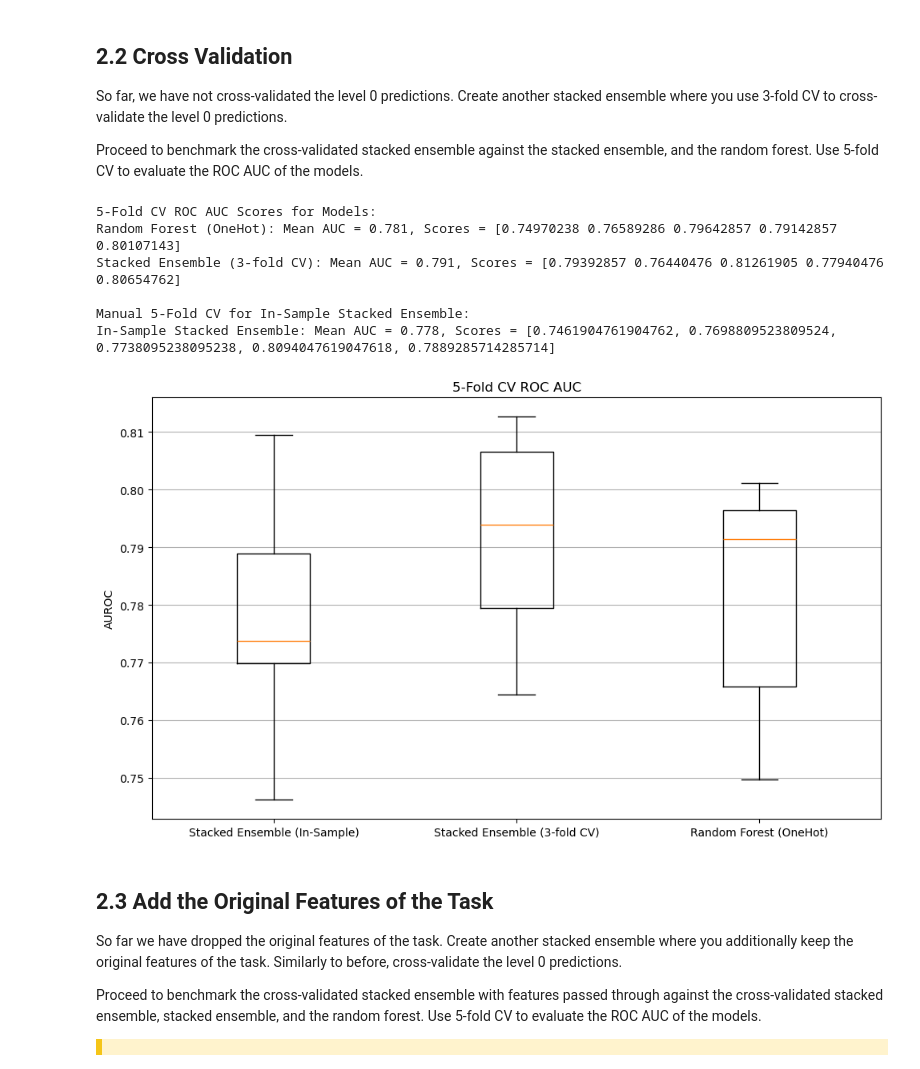
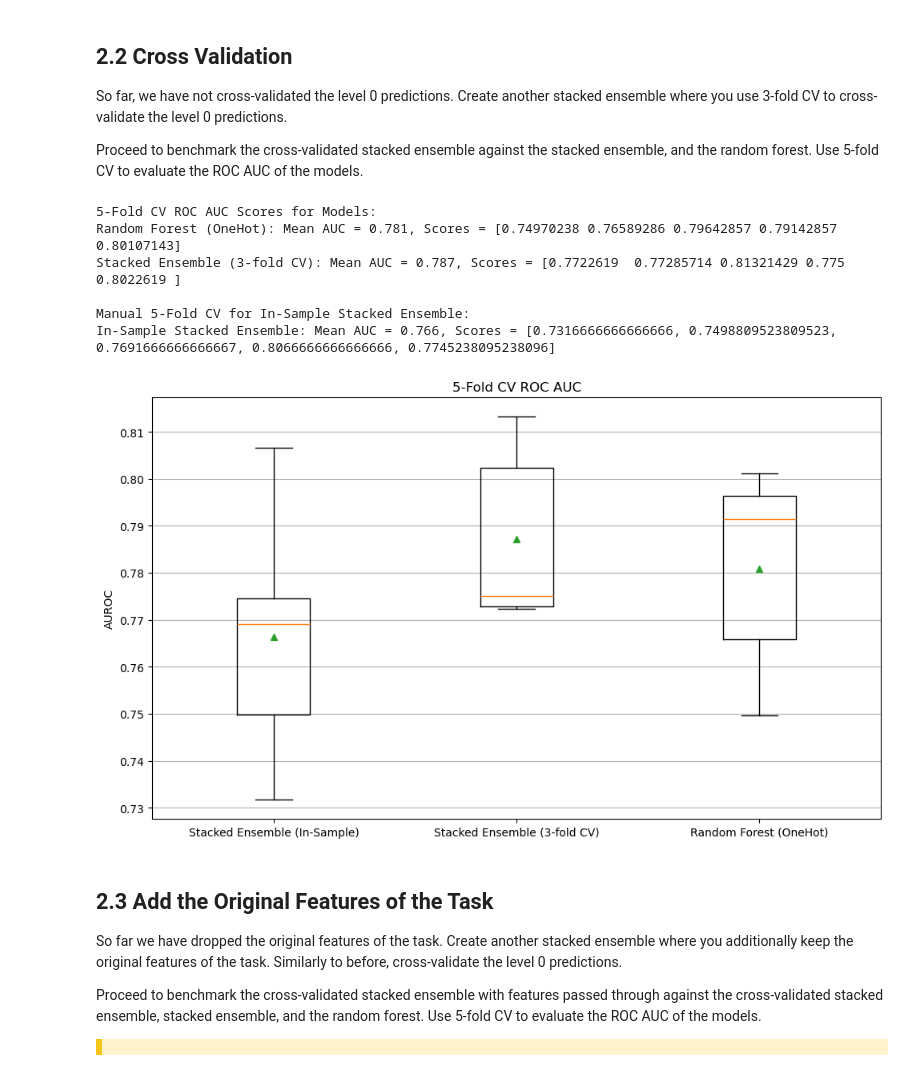
Before and after one commit to slds-lmu/lecture_appml, a Jupyter notebook: exercises/10_ensembles_stacking/10_hw1_ges_stacking_py.ipynb, the cells around one changed output. Saved outputs shown, nothing was run; the diff lists cells and outputs as text; code cells hidden in the pictures.

Commit message:
Use TargetEncoder in 10_hw1

```diff
--- a/exercises/10_ensembles_stacking/10_hw1_ges_stacking_py.ipynb
+++ b/exercises/10_ensembles_stacking/10_hw1_ges_stacking_py.ipynb
@@ -51,13 +51,12 @@ import pandas as pd
 from sklearn.datasets import fetch_openml
 
 rng = np.random.default_rng(2409)
-data = fetch_openml(name="credit-g", version=1, as_frame=True)
+X, y = fetch_openml(name="credit-g", version=1, as_frame=True, return_X_y=True)
 
-X = data.data
 categorical_features = X.select_dtypes(include=["object", "category"]).columns
 X = pd.get_dummies(X, columns=categorical_features, drop_first=True)
 
-y = data.target.map({"good": 1, "bad": 0}).astype(int)
+y = y.map({"good": 1, "bad": 0}).astype(int)
 # %% [markdown]
 ## 1 Implement Greedy Ensemble Selection
 
@@ -482,7 +397,7 @@ class ImpactEncoder(BaseEstimator, TransformerMixin):
 from sklearn.model_selection import cross_val_score
 from sklearn.naive_bayes import GaussianNB
 from sklearn.ensemble import RandomForestClassifier, StackingClassifier
-from sklearn.preprocessing import OneHotEncoder
+from sklearn.preprocessing import OneHotEncoder, TargetEncoder
 from sklearn.compose import ColumnTransformer
 import matplotlib.pyplot as plt
 from xgboost import XGBClassifier
@@ -505,19 +420,19 @@ onehot_preprocessor = ColumnTransformer(
     remainder='drop'
 )
 
-# Impact encoder for models that need numeric inputs
-impact_preprocessor = ColumnTransformer(
+# Target encoder for models that need numeric inputs
+target_preprocessor = ColumnTransformer(
     transformers=[
-        ('cat', ImpactEncoder(features=categorical_features), categorical_features),
+        ('cat', TargetEncoder(smooth=0.0001), categorical_features),
         ('num', 'passthrough', numeric_features),
     ],
     remainder='drop'
 )
 
-# Impact encoder with StandardScaler for Elastic Net
-impact_scaler_preprocessor = ColumnTransformer(
+# Target encoder with StandardScaler for Elastic Net
+target_scaler_preprocessor = ColumnTransformer(
     transformers=[
-        ('cat', ImpactEncoder(features=categorical_features), categorical_features),
+        ('cat', TargetEncoder(smooth=0.0001), categorical_features),
         ('num', StandardScaler(), numeric_features),
     ],
     remainder='drop'
@@ -535,29 +450,29 @@ knn = Pipeline([
     ('classifier', KNeighborsClassifier(n_neighbors=7))
 ])
 
-# Elastic Net classifier with Impact Encoding and StandardScaler
+# Elastic Net classifier with Target Encoding and StandardScaler
 elnet = Pipeline([
-    ('preprocessor', impact_scaler_preprocessor),
+    ('preprocessor', target_scaler_preprocessor),
     ('classifier',
         LogisticRegression(
             penalty="elasticnet",
             solver="saga",
             l1_ratio=0.5,
             C=10,
-            max_iter=2000,  # Increased max_iter to address convergence warning
+            max_iter=3000,
             random_state=2409)
     )
 ])
 
-# Naive Bayes with Impact Encoding
+# Naive Bayes with Target Encoding
 naive_bayes = Pipeline([
-    ('preprocessor', impact_preprocessor),
+    ('preprocessor', target_preprocessor),
     ('classifier', GaussianNB())
 ])
 
-# XGBoost with Impact Encoding
+# XGBoost with Target |Encoding
 xgboost = Pipeline([
-    ('preprocessor', impact_preprocessor),
+    ('preprocessor', target_preprocessor),
     ('classifier', XGBClassifier(n_estimators=100, random_state=2409))
 ])
 
@@ -737,37 +652,37 @@ for train_idx, test_idx in cv.split(X, y):
     cv_scores_in_sample.append(score)
 
 # Create a new ordered dictionary with the models in the specified order to align with R solution
 new_benchmark_results = {}
 new_benchmark_results["Stacked Ensemble (In-Sample)"] = np.array(cv_scores_in_sample)
 new_benchmark_results["Stacked Ensemble (3-fold CV)"] = benchmark_results["Stacked Ensemble (3-fold CV)"]
 new_benchmark_results["Random Forest (OneHot)"] = benchmark_results["Random Forest (OneHot)"]
 
 # Update the benchmark_results with the new order
 benchmark_results = new_benchmark_results
 
 print(f"In-Sample Stacked Ensemble: Mean AUC = {np.mean(cv_scores_in_sample):.3f}, Scores = {cv_scores_in_sample}")
 
 results_df = pd.DataFrame({
     "Model": np.repeat(list(benchmark_results.keys()), 5),
     "AUC": np.concatenate(list(benchmark_results.values()))
 })
 
 plt.figure(figsize=(10, 6))
 plt.boxplot([results_df[results_df['Model'] == model]['AUC'] for model in benchmark_results.keys()],
-            labels=benchmark_results.keys())
+            labels=benchmark_results.keys(), showmeans=True)
 plt.title("5-Fold CV ROC AUC")
 plt.grid(axis='y')
 plt.ylabel("AUROC")
 plt.tight_layout()
 plt.show()
 # %% [output]
 5-Fold CV ROC AUC Scores for Models:
 Random Forest (OneHot): Mean AUC = 0.781, Scores = [0.74970238 0.76589286 0.79642857 0.79142857 0.80107143]
-Stacked Ensemble (3-fold CV): Mean AUC = 0.791, Scores = [0.79392857 0.76440476 0.81261905 0.77940476 0.80654762]
+Stacked Ensemble (3-fold CV): Mean AUC = 0.787, Scores = [0.7722619  0.77285714 0.81321429 0.775      0.8022619 ]
 
 Manual 5-Fold CV for In-Sample Stacked Ensemble:
-In-Sample Stacked Ensemble: Mean AUC = 0.778, Scores = [0.7461904761904762, 0.7698809523809524, 0.7738095238095238, 0.8094047619047618, 0.7889285714285714]
+In-Sample Stacked Ensemble: Mean AUC = 0.766, Scores = [0.7316666666666666, 0.7498809523809523, 0.7691666666666667, 0.8066666666666666, 0.7745238095238096]
-[figure, old version]
+[figure, new version]
 # %% [markdown]
 ## 2.3 Add the Original Features of the Task
 
```
Also changed, not shown: parts of 4 cells of this notebook, 1 other file.
